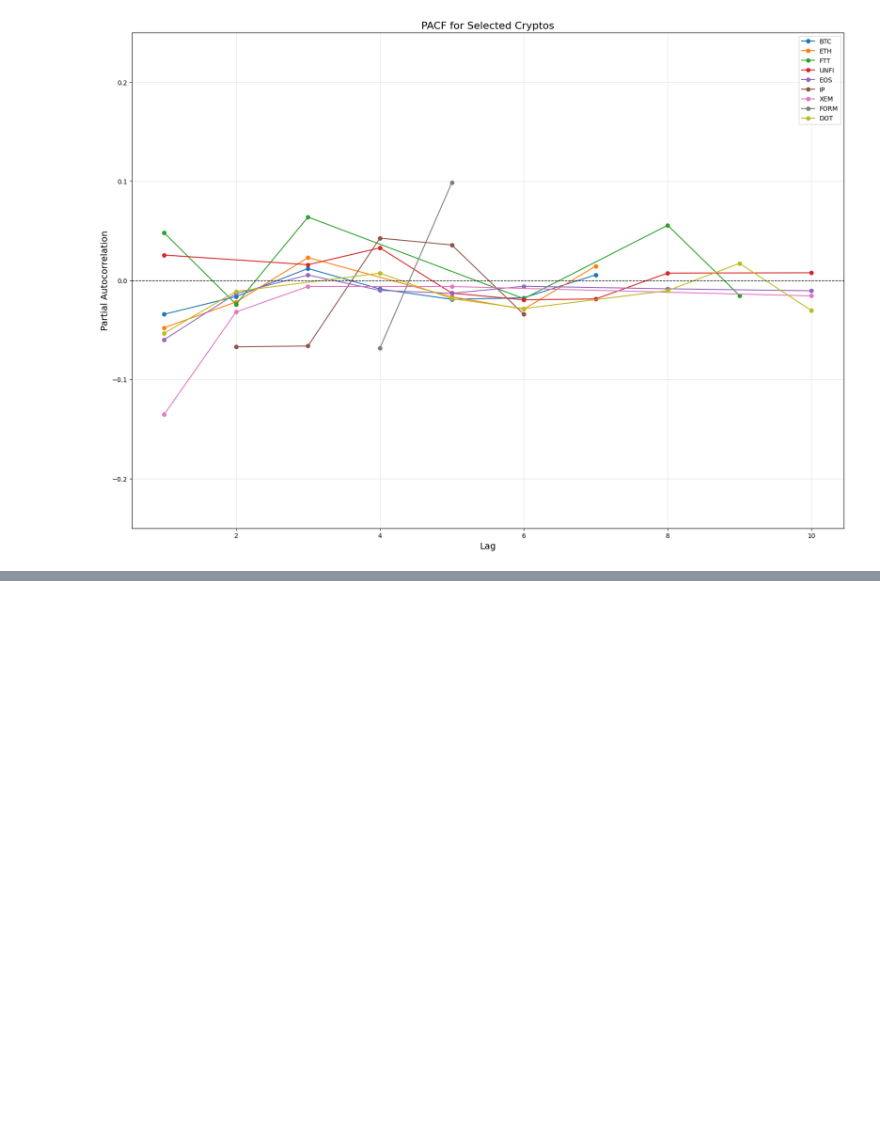
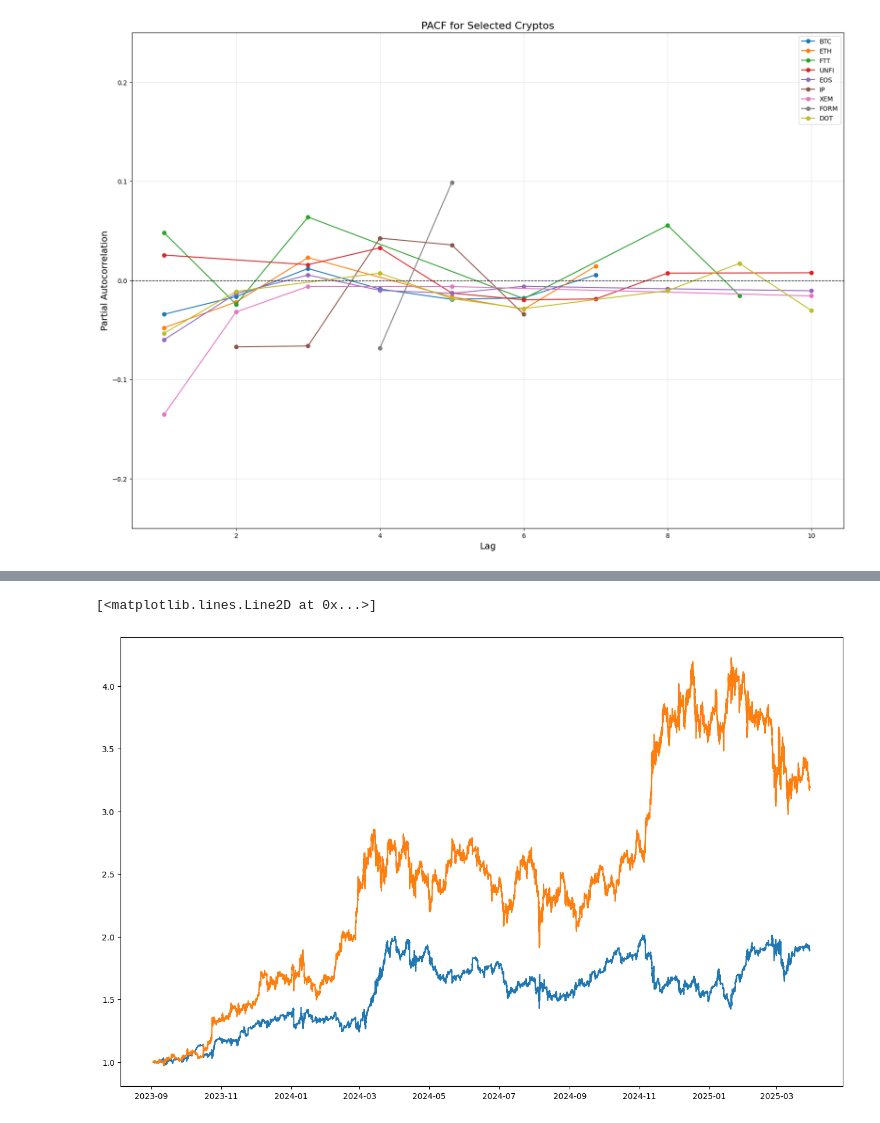
Before and after one commit to tsereir/algorithmic_trading, a Jupyter notebook: autoregressive.ipynb, the cells around one changed output, grey strips where cells are left out. Saved outputs shown, nothing was run; the diff lists cells and outputs as text; code cells hidden in the pictures; blank space fills up the shorter version.

```diff
--- a/autoregressive.ipynb
+++ b/autoregressive.ipynb
@@ -194,0 +317,2 @@ plot_pacf_lag(["BTC", "ETH", "FTT", "UNFI", 'EOS', 'IP', "XEM", "FORM", "DOT"],
+# %%
+data_test["pred"] = add_constant(data_test[[c for c in data_test.columns if "lag" in c]]) @ phis
@@ -194,0 +323,13 @@ plot_pacf_lag(["BTC", "ETH", "FTT", "UNFI", 'EOS', 'IP', "XEM", "FORM", "DOT"],
+# %%
+data_test["signal"] = np.where(data_test["pred"] > higher, 1, 0)
+data_test["signal"] = np.where(data_test["pred"] < lower, -1, data_test["signal"])
+# %%
+data_test["backtest"] = data_test['signal'] * (np.exp(data_test['logreturns']) - 1)
+data_test["buy_hold"] = (1+ (np.exp(data_test['logreturns']) - 1)).cumprod()
+# %%
+plt.figure(figsize=(16, 10))
+plt.plot(data_test["date"], (1+ data_test["backtest"].values).cumprod() )
+plt.plot(data_test["date"], data_test["buy_hold"].values)
+# %% [output]
+[<matplotlib.lines.Line2D at 0x...>]
+[figure, added]
```
Also changed, not shown: parts of 18 cells of this notebook, 1 other file.
